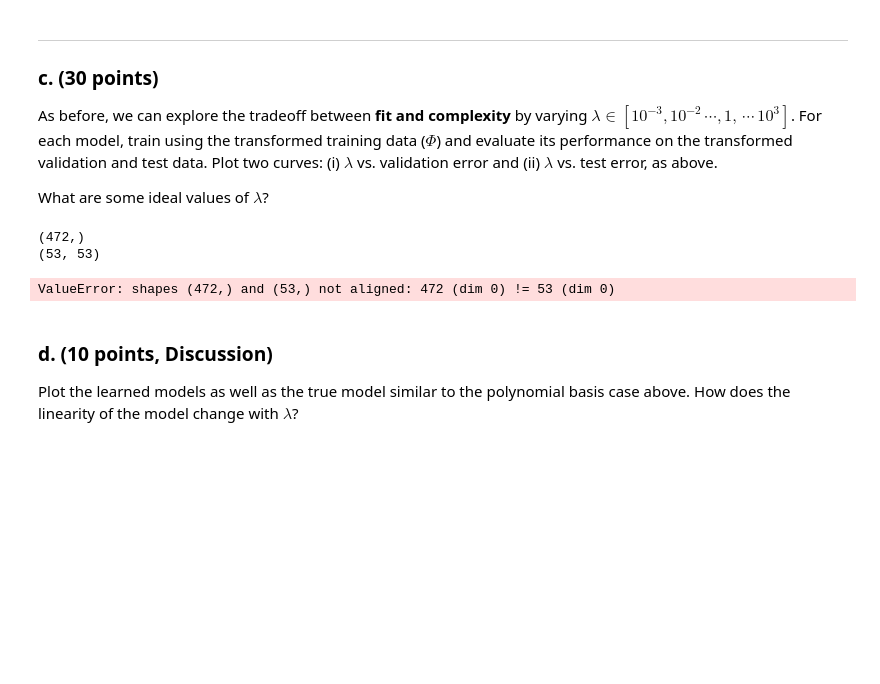
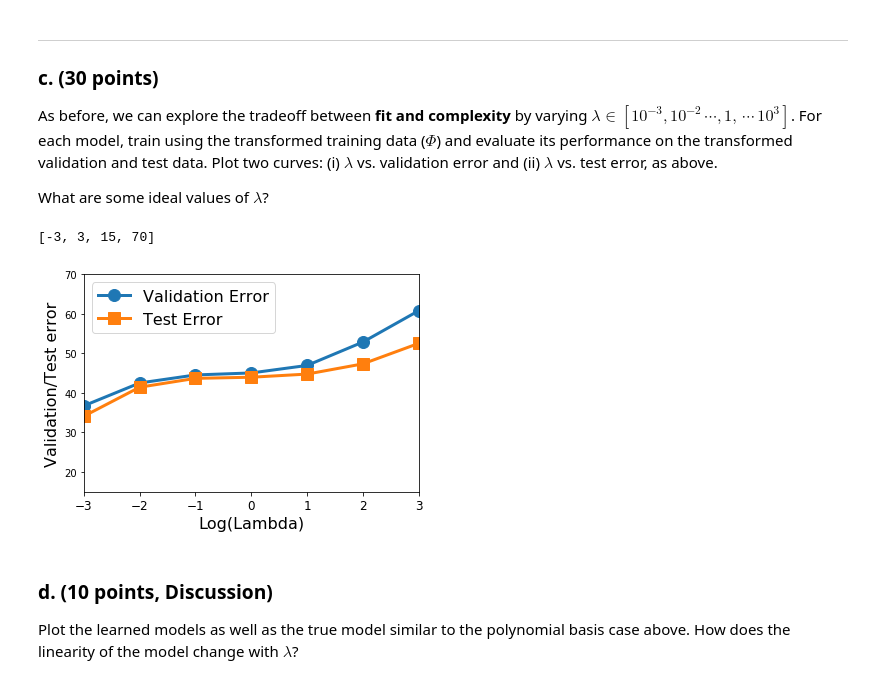
Before and after one commit to ashutosh1141/Fall19-Projects, a Jupyter notebook: CS6375_Homework1.ipynb, the cells around one changed output. Saved outputs shown, nothing was run; the diff lists cells and outputs as text; code cells hidden in the pictures; blank space fills up the shorter version.

```diff
--- a/CS6375_Homework1.ipynb
+++ b/CS6375_Homework1.ipynb
@@ -264,7 +249,7 @@ def radial_basis_transform(X, B, gamma=0.1):
     for item in X:
         D=[]
         for i in range(0,len(B),1):
-            transformation=(-1)*gamma*(item-B[i])
+            transformation=(-1)*gamma*((item-B[i])**2)
             radial=math.exp(transformation)
             D.append(radial)
         C.append(D)
@@ -294,34 +279,29 @@ What are some ideal values of $\lambda$?
 # %%
 w = {}               # Dictionary to store all the trained models
 validationErr = {}   # Validation error of the models
 testErr = {}         # Test error of all the models
-
-for lam in range(1,1000,1):  # Iterate over polynomial degree
-    Phi_trn = radial_basis_transform(X_trn,X_trn,gamma=0.1)                 # Transform training data into d dimensions
-    w[lam] = train_ridge_model(Phi_trn, y_trn,lam)# Learn model on training data
-    print(np.shape(w[lam]))
-    Phi_val = radial_basis_transform(X_val,X_val,gamma=0.1)                 # Transform validation data into d dimensions
-    print(np.shape(Phi_val))
-    validationErr[lam] = evaluate_model(Phi_val, y_val, w[lam])  # Evaluate model on validation data
-
-    Phi_tst = polynomial_transform(X_tst,X_tst,gamma=0.1)           # Transform test data into d dimensions
-    testErr[lam] = evaluate_model(Phi_tst, y_tst, w[lam])  # Evaluate model on test data
-
+lamda_val=[0.001,0.01,0.1,1,10,100,1000]
+for lam in lamda_val:  # Iterate over lambda values
+    Phi_trn = radial_basis_transform(X_trn,X_trn)                 # Transform training data into d dimensions
+    w[math.log(lam,10)] = train_ridge_model(Phi_trn, y_trn,lam)                # Learn model on training data
+    Phi_val = radial_basis_transform(X_val,X_trn)                 # Transform validation data into d dimensions
+    validationErr[math.log(lam,10)] = evaluate_model(Phi_val, y_val, w[math.log(lam,10)])  # Evaluate model on validation data
+    Phi_tst = radial_basis_transform(X_tst,X_trn)           # Transform test data into d dimensions
+    testErr[math.log(lam,10)] = evaluate_model(Phi_tst, y_tst, w[math.log(lam,10)])  # Evaluate model on test data
 # Plot all the models
 plt.figure()
 plt.plot(validationErr.keys(), validationErr.values(), marker='o', linewidth=3, markersize=12)
 plt.plot(testErr.keys(), testErr.values(), marker='s', linewidth=3, markersize=12)
-plt.xlabel('normalization_constant', fontsize=16)
+plt.xlabel('Log(Lambda)', fontsize=16)
 plt.ylabel('Validation/Test error', fontsize=16)
 plt.xticks(list(validationErr.keys()), fontsize=12)
 plt.legend(['Validation Error', 'Test Error'], fontsize=16)
-plt.axis([2, 25, 15, 60])
-print(validationErr)
-print(testErr)
+plt.axis([-3,3, 15, 70])
+# Values of lambda like in the range of 0.001 to 1 would be ideal as increasing lambda to a higher value
+# would lead to underfitting as the values of w would shrink and the errors would increase drastically.
 # %% [output]
-(472,)
-(53, 53)
+[-3, 3, 15, 70]
-ValueError: shapes (472,) and (53,) not aligned: 472 (dim 0) != 53 (dim 0)
+[figure, added]
 # %% [markdown]
 ### **d**. (10 points, **Discussion**)
 Plot the learned models as well as the true model similar to the polynomial basis case above. How does the linearity of the model change with $\lambda$?
```
Also changed, not shown: parts of 7 cells of this notebook.
